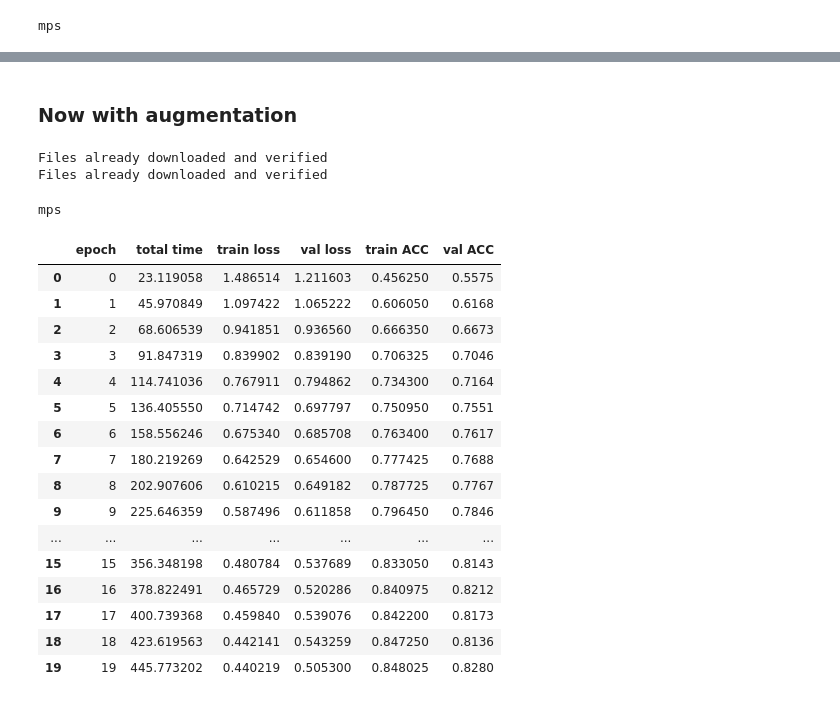
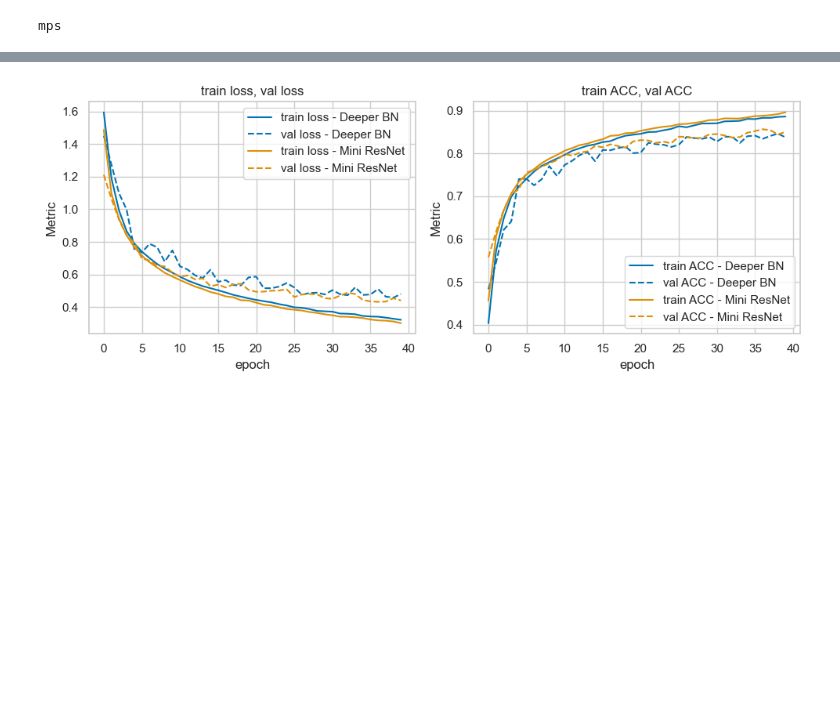
Before and after one commit to nkoranda97/DS776, a Jupyter notebook: Lesson_04/Advanced_NN.ipynb, the cells around one changed output, grey strips where cells are left out. Saved outputs shown, nothing was run; the diff lists cells and outputs as text; code cells hidden in the pictures; blank space fills up the shorter version.

```diff
--- a/Lesson_04/Advanced_NN.ipynb
+++ b/Lesson_04/Advanced_NN.ipynb
@@ -409,70 +645,7 @@ results
-# %% [markdown]
-### Now with augmentation
-# %%
-# Mean and Std for CIFAR10 dataset
-mean = (0.4914, 0.4822, 0.4465)
-std = (0.2023, 0.1994, 0.2010)
-
-# Data augmentation and normalization for training
-transform_train = transforms.Compose([
-    transforms.RandomCrop(32, padding=4),
-    transforms.RandomHorizontalFlip(),
-    transforms.ColorJitter(brightness=0.2, contrast=0.2, saturation=0.2, hue=0.1),
-    transforms.ToTensor(),
-    transforms.Normalize(mean=mean, std=std)
-])
-
-# Normalization for testing
-transform_test = transforms.Compose([
-    transforms.ToTensor(),
-    transforms.Normalize(mean=mean, std=std)
-])
-
-train_loader, valid_loader, test_loader = create_CIFAR10_loaders(transform_train, transform_test)
-# %% [output]
-Files already downloaded and verified
-Files already downloaded and verified
-# %%
-model = MiniResNetCIFAR10()
-loss_func = nn.CrossEntropyLoss()
-optimizer = optim.AdamW(model.parameters())  # default lr=0.001, weight_decay=0.01
-
-device = get_device()
-print(device)
-
-ckpt_file = 'models/model_CIFAR10_MiniResNet_augment.pt'
-epochs = 20
-
-score_funcs = {'ACC':accuracy_score}
-
-results = train_network(model,
-                loss_func,
-                train_loader,
-                device=device,
-                val_loader=valid_loader,
-                epochs = epochs,
-                optimizer = optimizer,
-                score_funcs = {'ACC':accuracy_score},
-                checkpoint_file = ckpt_file)
-# %% [output]
-mps
-# %%
-results
-# %% [output]
-|  | epoch | total time | train loss | val loss | train ACC | val ACC |
-| 0 | 0 | 23.119058 | 1.486514 | 1.211603 | 0.456250 | 0.5575 |
-| 1 | 1 | 45.970849 | 1.097422 | 1.065222 | 0.606050 | 0.6168 |
-| 2 | 2 | 68.606539 | 0.941851 | 0.936560 | 0.666350 | 0.6673 |
-| 3 | 3 | 91.847319 | 0.839902 | 0.839190 | 0.706325 | 0.7046 |
-| 4 | 4 | 114.741036 | 0.767911 | 0.794862 | 0.734300 | 0.7164 |
-| 5 | 5 | 136.405550 | 0.714742 | 0.697797 | 0.750950 | 0.7551 |
-| 6 | 6 | 158.556246 | 0.675340 | 0.685708 | 0.763400 | 0.7617 |
-| 7 | 7 | 180.219269 | 0.642529 | 0.654600 | 0.777425 | 0.7688 |
-| 8 | 8 | 202.907606 | 0.610215 | 0.649182 | 0.787725 | 0.7767 |
-| 9 | 9 | 225.646359 | 0.587496 | 0.611858 | 0.796450 | 0.7846 |
-| ... | ... | ... | ... | ... | ... | ... |
-| 15 | 15 | 356.348198 | 0.480784 | 0.537689 | 0.833050 | 0.8143 |
-| 16 | 16 | 378.822491 | 0.465729 | 0.520286 | 0.840975 | 0.8212 |
-| 17 | 17 | 400.739368 | 0.459840 | 0.539076 | 0.842200 | 0.8173 |
-| 18 | 18 | 423.619563 | 0.442141 | 0.543259 | 0.847250 | 0.8136 |
-| 19 | 19 | 445.773202 | 0.440219 | 0.505300 | 0.848025 | 0.8280 |
+# %%
+resultsBN = load_results('models/model_CIFAR10_DeeperCNNwithBN.pt')
+resultsRES = load_results('models/model_CIFAR10_MiniResNet.pt')
+
+plot_training_metrics([resultsBN,resultsRES], [['train loss', 'val loss'], ['train ACC', 'val ACC']],df_labels=['Deeper BN','Mini ResNet'])
+# %% [output]
+[figure, added]
```
Also changed, not shown: parts of 27 cells of this notebook, 3 other files.
